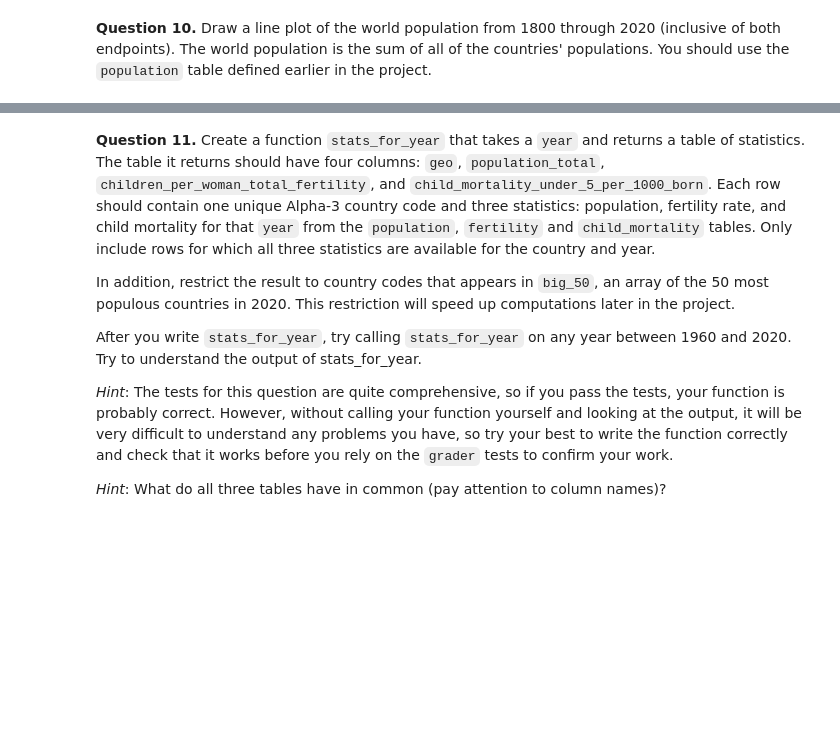
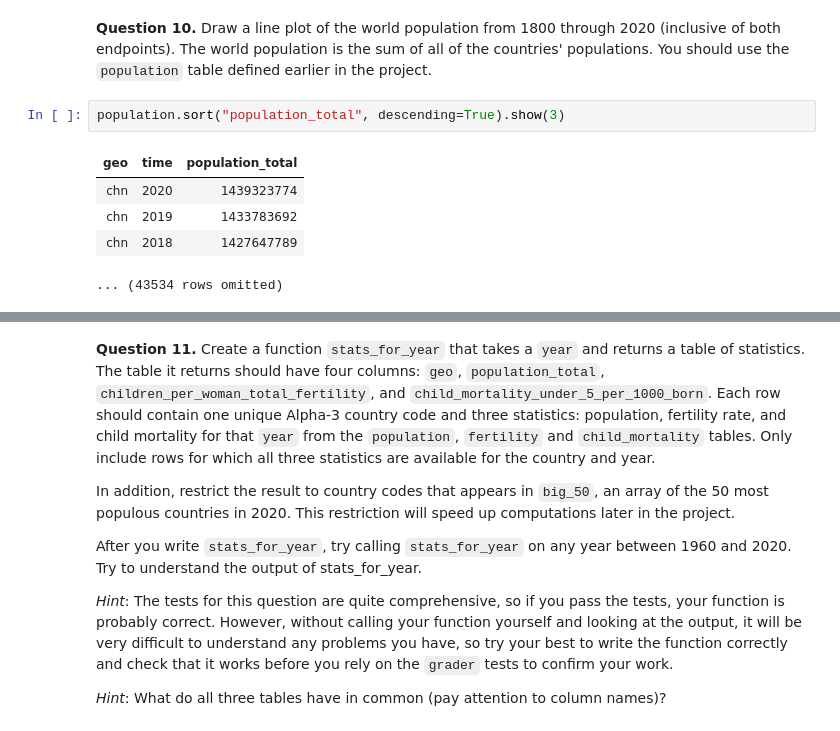
Before and after one commit to fraserr1991/materials-fds, a Jupyter notebook: project/project1/project1.ipynb, the cells around one changed output, grey strips where cells are left out. Drawn from its saved outputs; the diff is of its cells as text; blank space fills up the shorter version.

```diff
--- a/project/project1/project1.ipynb
+++ b/project/project1/project1.ipynb
@@ -373,5 +377,13 @@ grader.check("q1_9")
 <!-- BEGIN QUESTION -->
 
 **Question 10.** Draw a line plot of the world population from 1800 through 2020 (inclusive of both endpoints). The world population is the sum of all of the countries' populations. You should use the `population` table defined earlier in the project.
+# %%
+population.sort("population_total", descending=True).show(3)
+# %% [output]
+| geo | time | population_total |
+| chn | 2020 | 1439323774 |
+| chn | 2019 | 1433783692 |
+| chn | 2018 | 1427647789 |
+... (43534 rows omitted)
 # %%
 #Fill in code here
```
Also changed, not shown: parts of 8 cells of this notebook.
